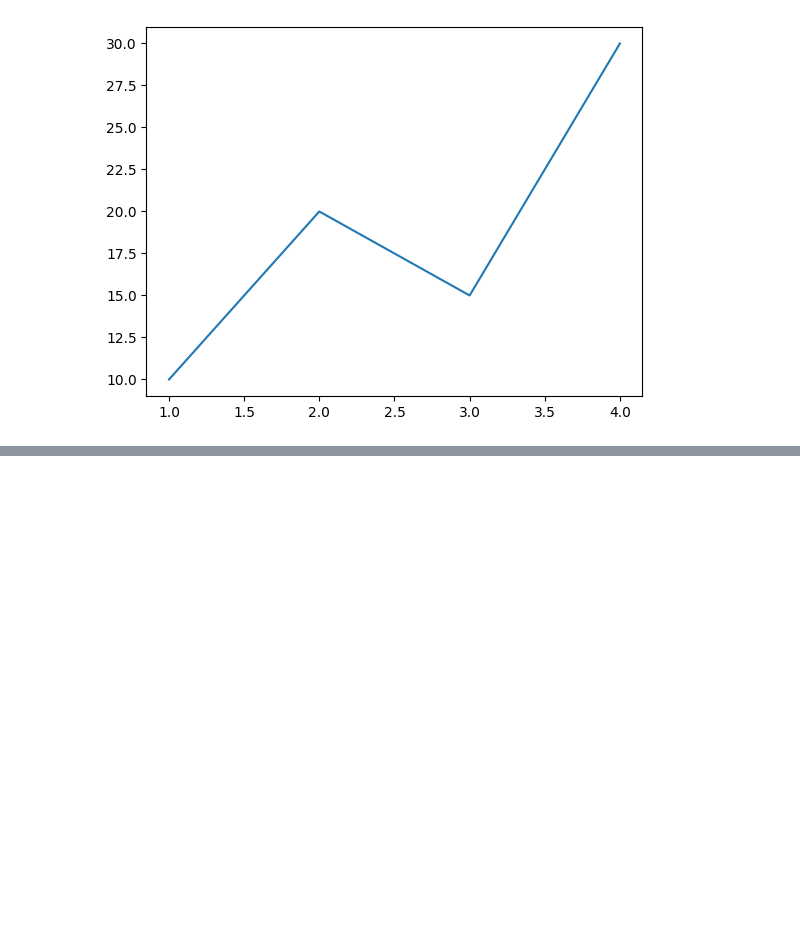
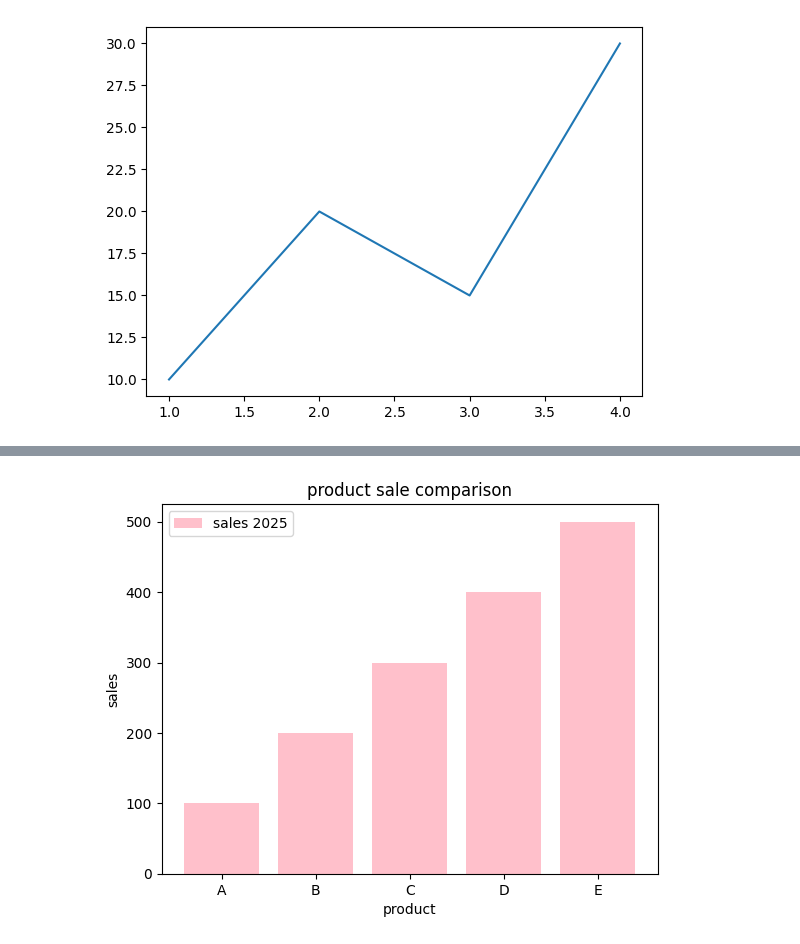
Before and after one commit to salonish011/datascience-notes, a Jupyter notebook: matplotlib.ipynb, the cells around one changed output, grey strips where cells are left out. Cells and saved outputs as stored; diff of their text form; code cells hidden in the pictures; blank space fills up the shorter version.

```diff
--- a/matplotlib.ipynb
+++ b/matplotlib.ipynb
@@ -12,0 +76,13 @@ plt.plot(x,y)
+# %%
+import matplotlib.pyplot as plt
+
+product=['A','B','C','D','E']
+sales=[100,200,300,400,500]
+plt.bar(product, sales , color ='pink', label='sales 2025')
+plt.xlabel('product')
+plt.ylabel('sales')
+plt.title('product sale comparison')
+plt.legend(loc='upper left', fontsize='10')
+plt.show()
+# %% [output]
+[figure, added]
```
Also changed, not shown: parts of 7 cells of this notebook.
